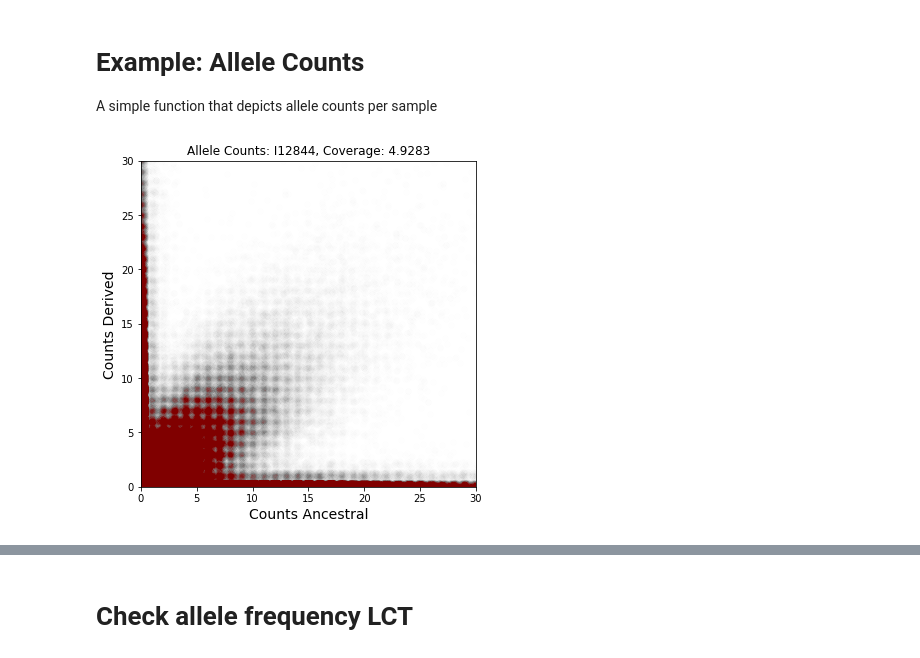
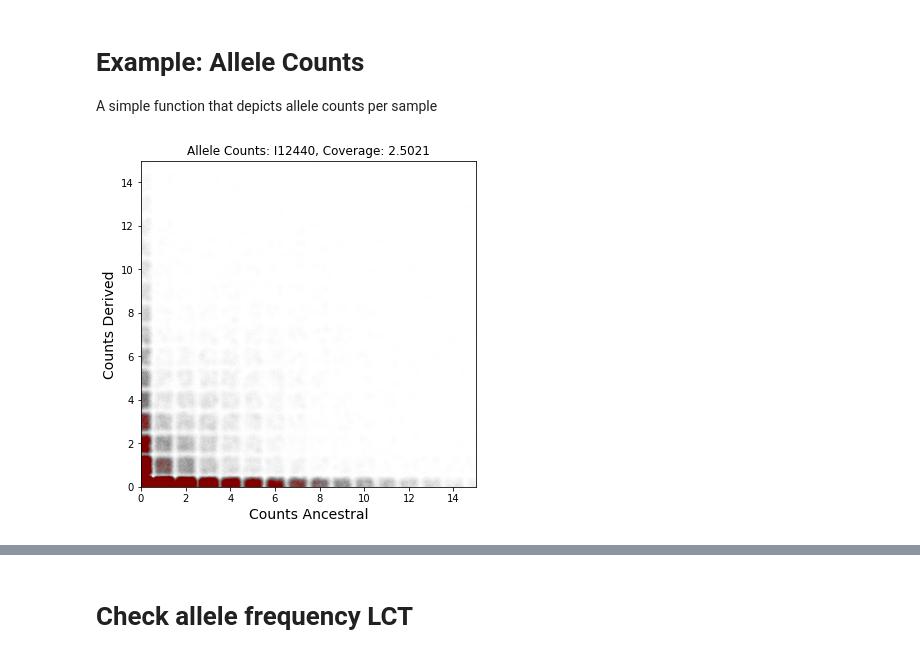
Before and after one commit to hringbauer/ancIBD, a Jupyter notebook: notebook/vignette/h5_example.ipynb, the cells around one changed output, grey strips where cells are left out. Drawn from its saved outputs; the diff is of its cells as text; code cells hidden in the pictures.

```diff
--- a/notebook/vignette/h5_example.ipynb
+++ b/notebook/vignette/h5_example.ipynb
@@ -25,6 +29,6 @@ The hdf5 here is based on Ali's imputed Genotype data and supplied with some ext
 It contains meta information for every 1240K SNPs (e.g. ref, alt allele, position, map position) as well as genotype information unimputed (e.g. read counts) as well as imputed (e.g. diploid genotype calls, genotype likelihoods)
 # %%
 %%time
-path_h5="./data/hdf5/1240k_v43/all_ch.h5"
+path_h5="./data/hdf5/example_hazelton_chr1.h5"
 f = h5py.File(path_h5, "r")
 # %% [output]
@@ -161,15 +177,15 @@ np.where(samples == "MA89")
 # Example: Allele Counts
 A simple function that depicts allele counts per sample
 # %%
-def plot_read_counts(sample="MA89",
-                     path_h5="./data/hdf5/1240k_v43/all_ch.h5",
+def plot_read_counts(sample="",
+                     path_h5="",
                      figsize=(6,6), fs=14, xlim=[0,30], ylim=[0,30]):
     """Plot Read counts of sample in HDF5 f"""
 
 
     ### Get index of Sample
     with h5py.File(path_h5, "r") as f:
-        idx = np.where(f["samples"][:]==sample)[0]
+        idx = np.where(f["samples"][:].astype("str")==sample)[0]
         assert(len(idx)==1)
         idx = idx[0]
         ads = f["calldata/AD"][:,idx,:][:,:2]
@@ -183,14 +199,14 @@ def plot_read_counts(sample="MA89",
     plt.figure(figsize=figsize)
     ax = plt.gca()
     ax.scatter(ads[:,0]+noise1, ads[:,1]+noise2, c="maroon", alpha=0.002)
-    ax.set_xlim([0,30])
-    ax.set_ylim([0,30])
+    ax.set_xlim([0,15])
+    ax.set_ylim([0,15])
     ax.set_xlabel("Counts Ancestral", fontsize=fs)
     ax.set_ylabel("Counts Derived", fontsize=fs)
     ax.set_title(f"Allele Counts: {sample}, Coverage: {mean_cov:.4f}")
     plt.show()
 # %%
 %%time
-plot_read_counts(sample="I12844")
+plot_read_counts(sample="I12440", path_h5="./data/hdf5/example_hazelton_chr1.h5")
 # %% [output]
-[figure, old version]
+[figure, new version]
```
Also changed, not shown: parts of 29 cells of this notebook, 24 other files.
